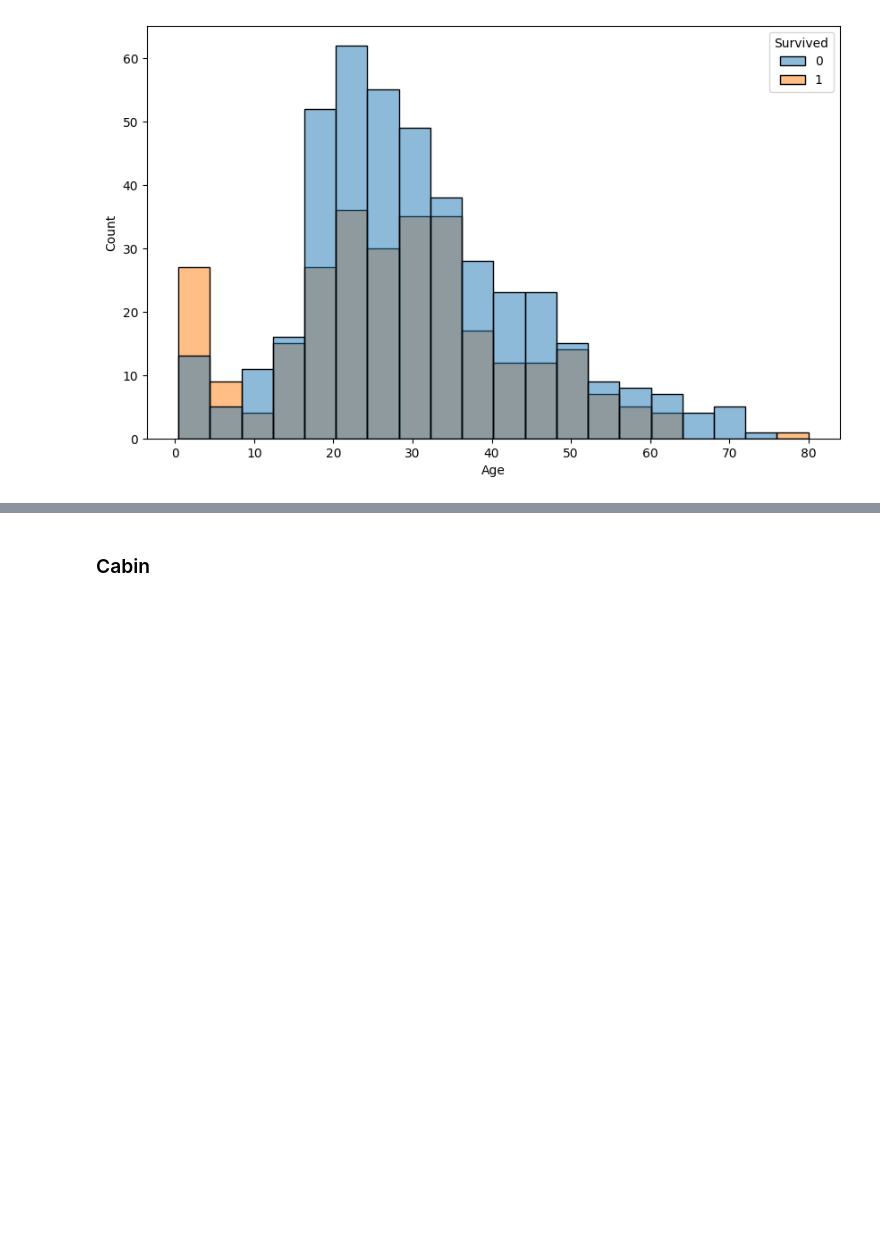
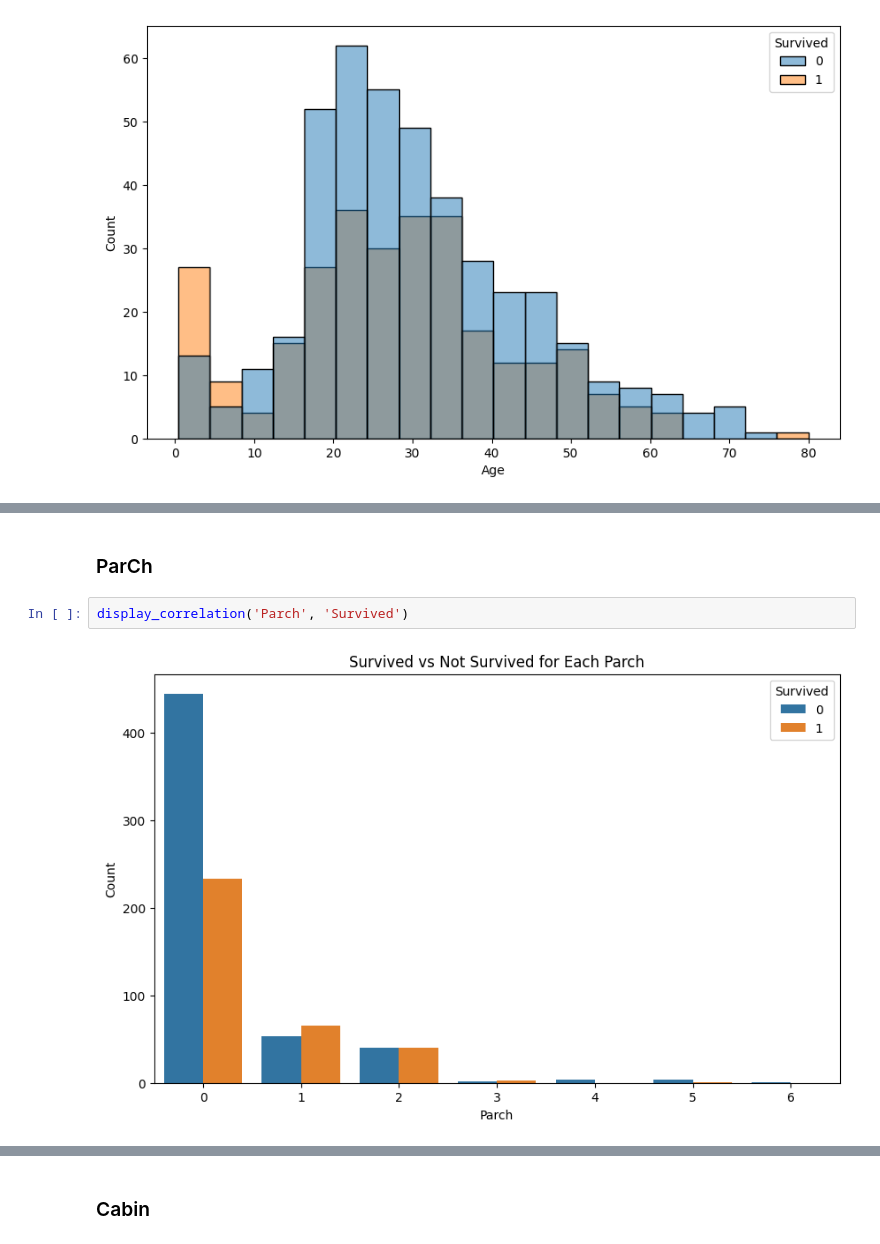
Before and after one commit to mattcodeins/kaggle-titanic, a Jupyter notebook: main.ipynb, the cells around one changed output, grey strips where cells are left out. Drawn from its saved outputs; the diff is of its cells as text; blank space fills up the shorter version.

```diff
--- a/main.ipynb
+++ b/main.ipynb
@@ -140,0 +171,6 @@ display_hist('Age', 'Survived')
+# %% [markdown]
+### ParCh
+# %%
+display_correlation('Parch', 'Survived')
+# %% [output]
+[figure, added]
```
Also changed, not shown: parts of 43 cells of this notebook, 2 other files.
